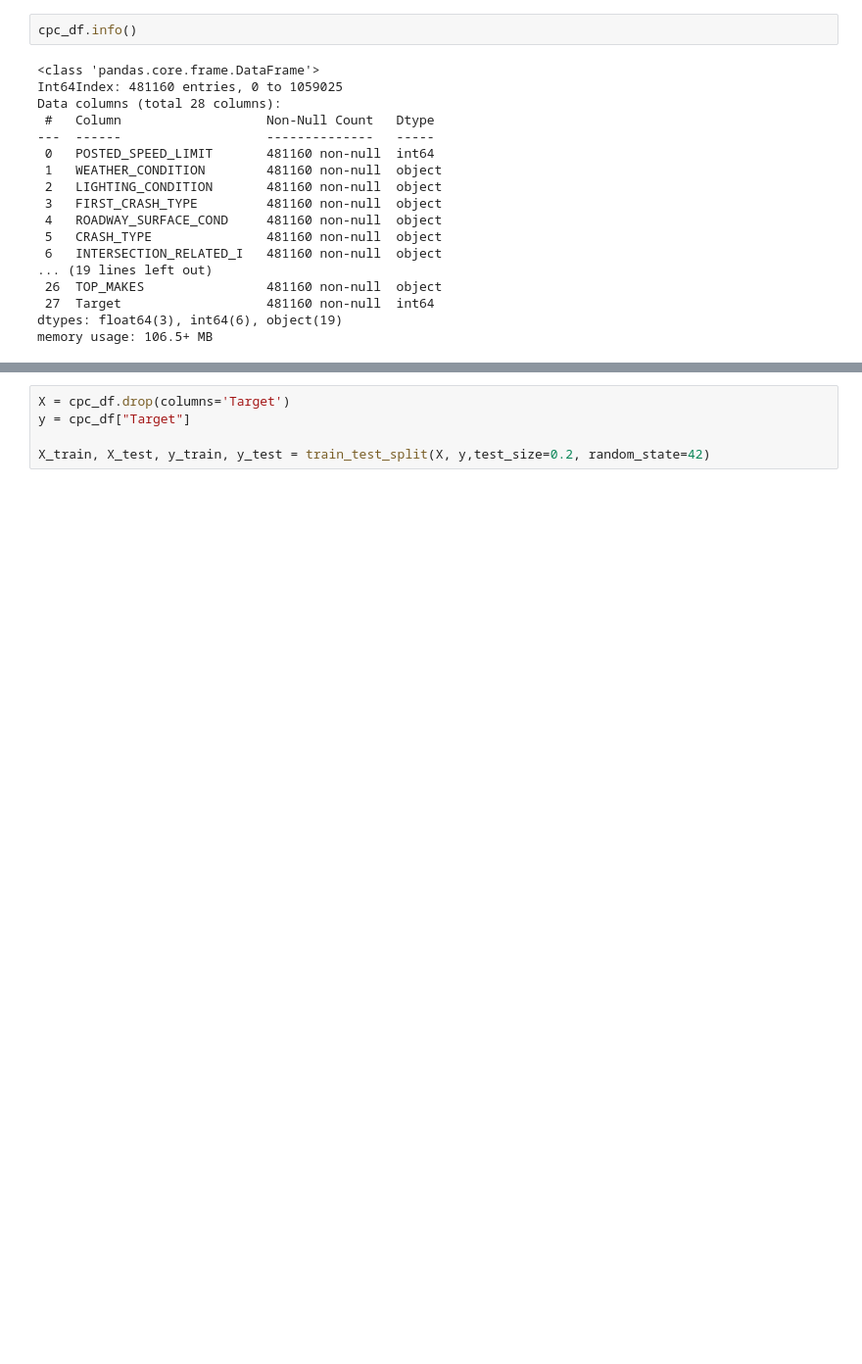
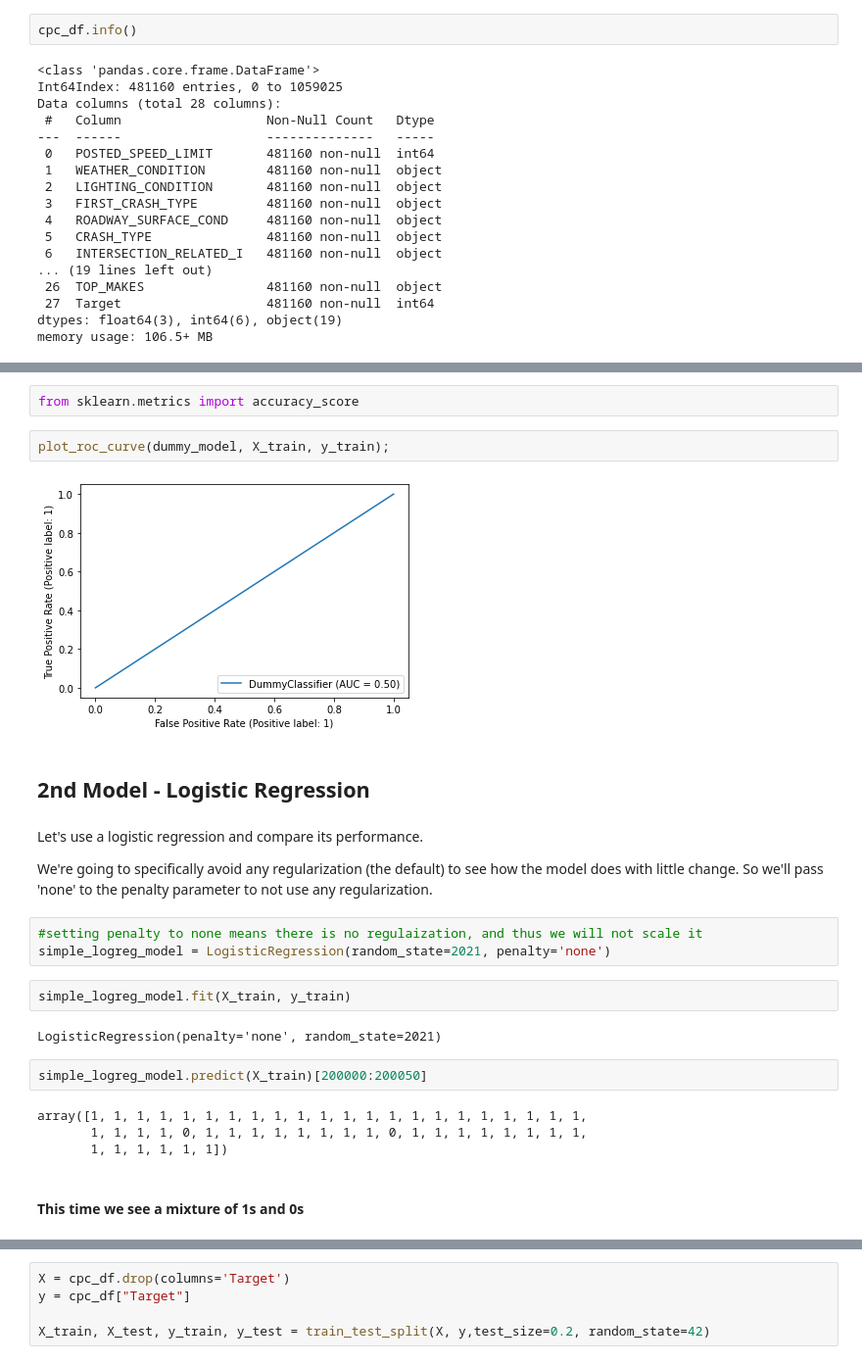
Before and after one commit to Jbruemmer/Auto_Insurance_Fraud_Project, a Jupyter notebook: Working_notebook_3.ipynb, the cells around one changed output, grey strips where cells are left out. Shown at 98% size. Cells and saved outputs as stored; diff of their text form; blank space fills up the shorter version.

```diff
--- a/Working_notebook_3.ipynb
+++ b/Working_notebook_3.ipynb
@@ -311,0 +453,27 @@ memory usage: 106.5+ MB
+# %%
+from sklearn.metrics import accuracy_score
+# %%
+plot_roc_curve(dummy_model, X_train, y_train);
+# %% [output]
+[figure, added]
+# %% [markdown]
+## 2nd Model - Logistic Regression
+# %% [markdown]
+Let's use a logistic regression and compare its performance.
+
+We're going to specifically avoid any regularization (the default) to see how the model does with little change. So we'll pass 'none' to the penalty parameter to not use any regularization.
+# %%
+#setting penalty to none means there is no regulaization, and thus we will not scale it
+simple_logreg_model = LogisticRegression(random_state=2021, penalty='none')
+# %%
+simple_logreg_model.fit(X_train, y_train)
+# %% [output]
+LogisticRegression(penalty='none', random_state=2021)
+# %%
+simple_logreg_model.predict(X_train)[200000:200050]
+# %% [output]
+array([1, 1, 1, 1, 1, 1, 1, 1, 1, 1, 1, 1, 1, 1, 1, 1, 1, 1, 1, 1, 1, 1,
+       1, 1, 1, 1, 0, 1, 1, 1, 1, 1, 1, 1, 1, 0, 1, 1, 1, 1, 1, 1, 1, 1,
+       1, 1, 1, 1, 1, 1])
+# %% [markdown]
+#### This time we see a mixture of 1s and 0s
```
Also changed, not shown: parts of 194 cells of this notebook.
